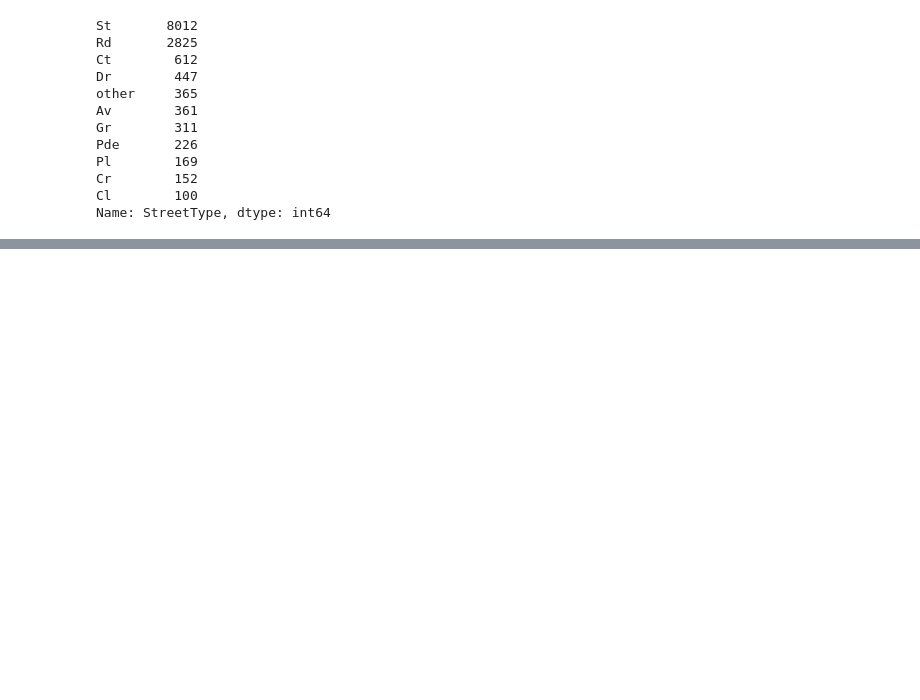
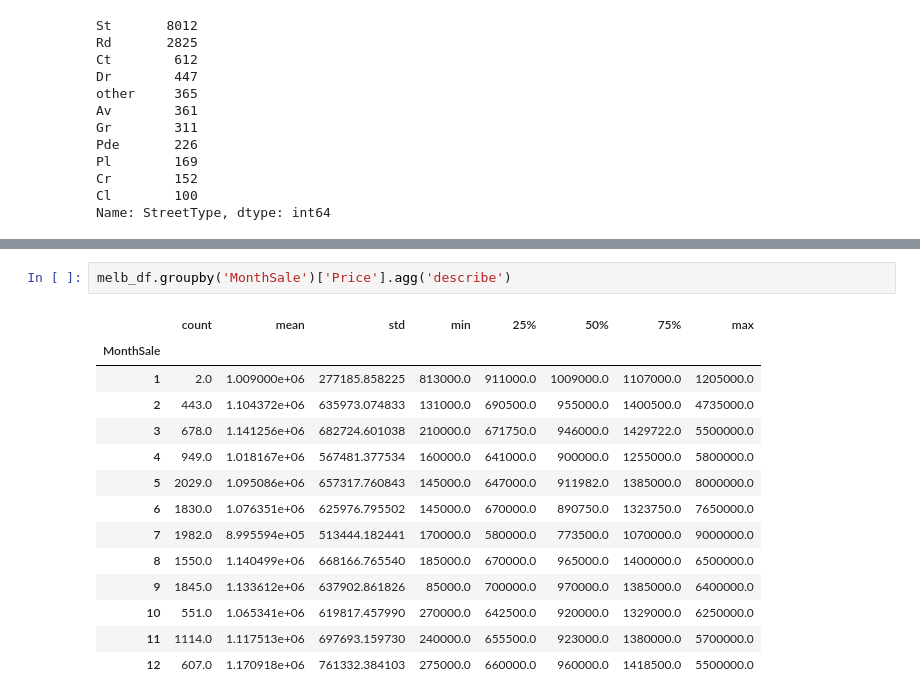
Before and after one commit to KseniyaZam/sf_data_science, a Jupyter notebook: Pandas_start, PY_10_/data/melb_data_new.ipynb, the cells around one changed output, grey strips where cells are left out. Drawn from its saved outputs; the diff is of its cells as text; blank space fills up the shorter version.

```diff
--- a/Pandas_start, PY_10_/data/melb_data_new.ipynb
+++ b/Pandas_start, PY_10_/data/melb_data_new.ipynb
@@ -363,0 +871,17 @@ ValueError: The truth value of a Series is ambiguous. Use a.empty, a.bool(), a.i
+# %%
+melb_df.groupby('MonthSale')['Price'].agg('describe')
+# %% [output]
+|  | count | mean | std | min | 25% | 50% | 75% | max |
+| MonthSale |  |  |  |  |  |  |  |  |
+| 1 | 2.0 | 1.009000e+06 | 277185.858225 | 813000.0 | 911000.0 | 1009000.0 | 1107000.0 | 1205000.0 |
+| 2 | 443.0 | 1.104372e+06 | 635973.074833 | 131000.0 | 690500.0 | 955000.0 | 1400500.0 | 4735000.0 |
+| 3 | 678.0 | 1.141256e+06 | 682724.601038 | 210000.0 | 671750.0 | 946000.0 | 1429722.0 | 5500000.0 |
+| 4 | 949.0 | 1.018167e+06 | 567481.377534 | 160000.0 | 641000.0 | 900000.0 | 1255000.0 | 5800000.0 |
+| 5 | 2029.0 | 1.095086e+06 | 657317.760843 | 145000.0 | 647000.0 | 911982.0 | 1385000.0 | 8000000.0 |
+| 6 | 1830.0 | 1.076351e+06 | 625976.795502 | 145000.0 | 670000.0 | 890750.0 | 1323750.0 | 7650000.0 |
+| 7 | 1982.0 | 8.995594e+05 | 513444.182441 | 170000.0 | 580000.0 | 773500.0 | 1070000.0 | 9000000.0 |
+| 8 | 1550.0 | 1.140499e+06 | 668166.765540 | 185000.0 | 670000.0 | 965000.0 | 1400000.0 | 6500000.0 |
+| 9 | 1845.0 | 1.133612e+06 | 637902.861826 | 85000.0 | 700000.0 | 970000.0 | 1385000.0 | 6400000.0 |
+| 10 | 551.0 | 1.065341e+06 | 619817.457990 | 270000.0 | 642500.0 | 920000.0 | 1329000.0 | 6250000.0 |
+| 11 | 1114.0 | 1.117513e+06 | 697693.159730 | 240000.0 | 655500.0 | 923000.0 | 1380000.0 | 5700000.0 |
+| 12 | 607.0 | 1.170918e+06 | 761332.384103 | 275000.0 | 660000.0 | 960000.0 | 1418500.0 | 5500000.0 |
```
Also changed, not shown: parts of 60 cells of this notebook, 1 other file.
